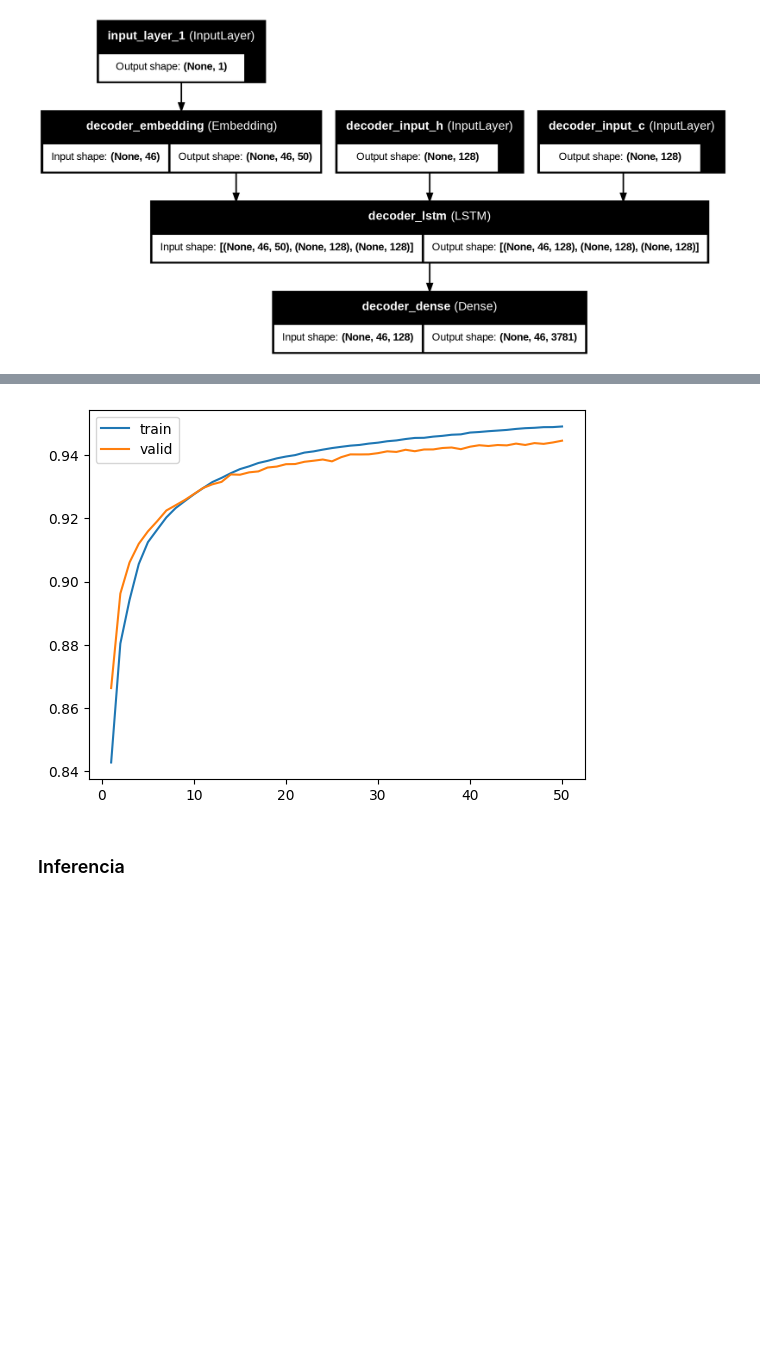
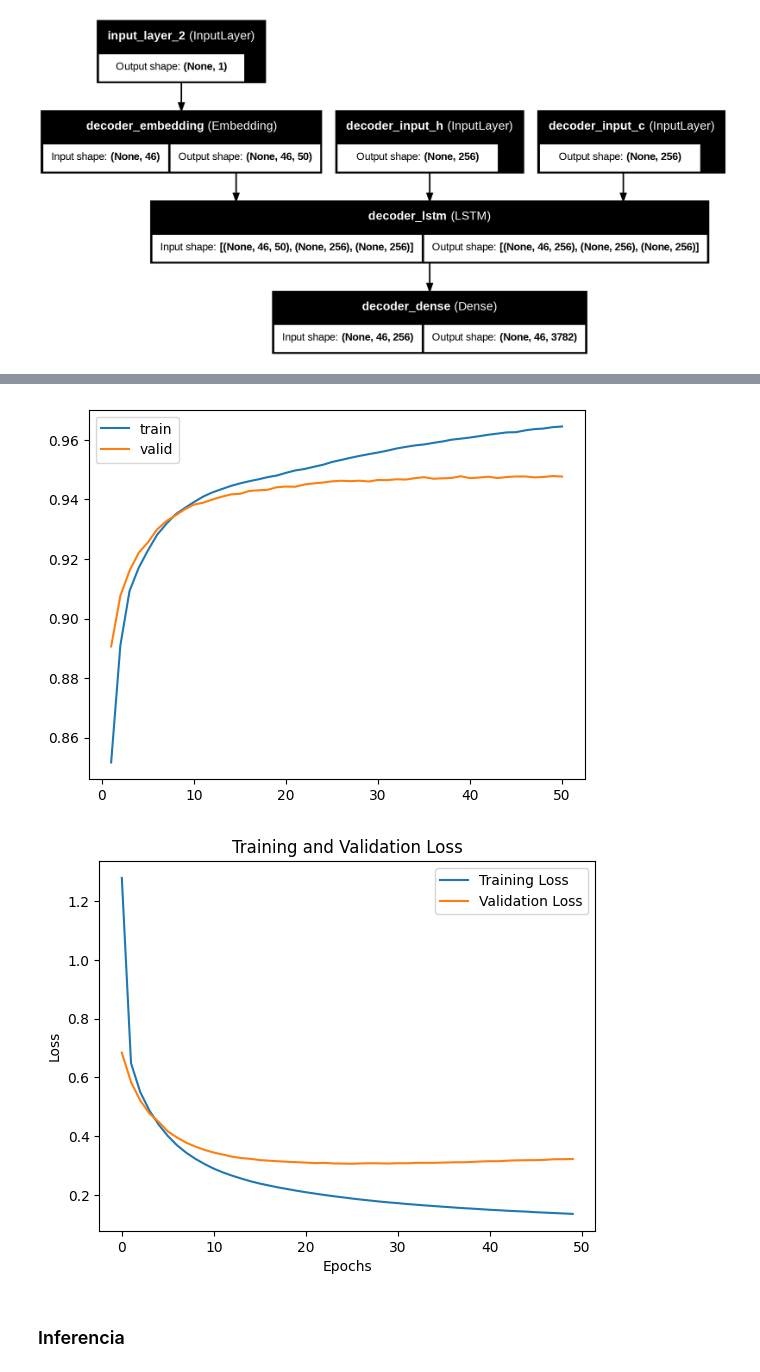
Before and after one commit to DevJulianSalas/natural-language-processing, a Jupyter notebook: ejercicios/desafio-4/desafio_4.ipynb, the cells around one changed output, grey strips where cells are left out. Drawn from its saved outputs; the diff is of its cells as text; code cells hidden in the pictures; blank space fills up the shorter version.

```diff
--- a/ejercicios/desafio-4/desafio_4.ipynb
+++ b/ejercicios/desafio-4/desafio_4.ipynb
@@ -188,7 +200,11 @@ input_sentences[1], output_sentences[1], output_sentences_inputs[1]
 # %%
 #input token sequence
 MAX_VOCAB_SIZE = 8000
-input_integer_seq, word2idx_inputs, max_input_len, tokenizer_encoder = tokenize(num_word=MAX_VOCAB_SIZE,  fit_text=input_sentences, sentences=input_sentences)
+input_integer_seq, word2idx_inputs, max_input_len, tokenizer_encoder = tokenize(
+    num_word=MAX_VOCAB_SIZE,
+    fit_text=input_sentences,
+    sentences=input_sentences
+)
 
 #vocabulary
 print("palabras del vocabulario", len(word2idx_inputs))
@@ -245,0 +258,6 @@ print(encoder_input_seq.shape, decoder_output_seq.shape,  decoder_output_input_s
+# %%
+#one-hot encodding output sequence
+from keras.utils import to_categorical
+num_vocab = get_min_dim(MAX_VOCAB_SIZE, word2idx_outputs)
+decoder_targets = to_categorical(decoder_output_seq, num_classes=num_vocab)
+decoder_targets.shape
@@ -410,7 +430,7 @@ encoder_embedding = Embedding(
     name='encoder_embedding'
 )(encoder_inputs)
 
-encoder_lstm = LSTM(128, return_state=True, name='encoder_lstm')
+encoder_lstm = LSTM(256, return_state=True, dropout=0.2, name='encoder_lstm')
 encoder_outputs, state_h, state_c = encoder_lstm(encoder_embedding)
 encoder_states = [state_h, state_c]
 
@@ -422,11 +442,11 @@ decoder_embedding = Embedding(
     input_length=MAX_INPUT_LEN,
     output_dim=model_embeddings.N_FEATURES,
     weights=[embedding_matrix_decoder],
-    trainable=False,  # freeze GloVe embeddings
+    trainable=False,
     name='decoder_embedding'
 )(decoder_inputs)
 
-decoder_lstm = LSTM(128, return_sequences=True, return_state=True, name='decoder_lstm')
+decoder_lstm = LSTM(256, return_sequences=True, dropout=0.2, return_state=True, name='decoder_lstm')
 decoder_outputs, _, _ = decoder_lstm(decoder_embedding, initial_state=encoder_states)
 
 
@@ -434,7 +454,7 @@ decoder_dense = Dense(get_min_dim(MAX_VOCAB_SIZE, word2idx_outputs), activation=
 decoder_outputs = decoder_dense(decoder_outputs)
 
 model = Model([encoder_inputs, decoder_inputs], decoder_outputs)
-model.compile(optimizer='rmsprop', loss='sparse_categorical_crossentropy', metrics=['accuracy'])
+model.compile(optimizer='adam', loss='categorical_crossentropy', metrics=['accuracy'])
 model.summary()
 # %% [output]
 Model: "functional_3"
@@ -507,17 +529,13 @@ plot_model(decoder_model, to_file='decoder_plot.png', show_shapes=True, show_lay
 [figure]
 # %%
 import numpy as np
-
-# Expandir última dimensión
-decoder_target_data = np.expand_dims(decoder_output_seq, -1)
-
 
 batch_size = 64
 epochs = 50
 
 history = model.fit(
     [encoder_input_seq, decoder_output_input_seq],
-    decoder_target_data,
+    decoder_targets,
     batch_size=batch_size,
     epochs=epochs,
     validation_split=0.2
@@ -543,14 +561,24 @@ Epoch 50/50
 # %%
 import matplotlib.pyplot as plt
 import seaborn as sns
 
 # Entrenamiento
 epoch_count = range(1, len(history.history['accuracy']) + 1)
 sns.lineplot(x=epoch_count,  y=history.history['accuracy'], label='train')
 sns.lineplot(x=epoch_count,  y=history.history['val_accuracy'], label='valid')
 plt.show()
+
+
+plt.plot(history.history['loss'], label='Training Loss')
+plt.plot(history.history['val_loss'], label='Validation Loss')
+plt.xlabel('Epochs')
+plt.ylabel('Loss')
+plt.legend()
+plt.title('Training and Validation Loss')
+plt.show()
 # %% [output]
-[figure, old version]
+[figure, new version]
+[figure, added]
 # %% [markdown]
 ### Inferencia
 # %%
```
Also changed, not shown: parts of 16 cells of this notebook.
